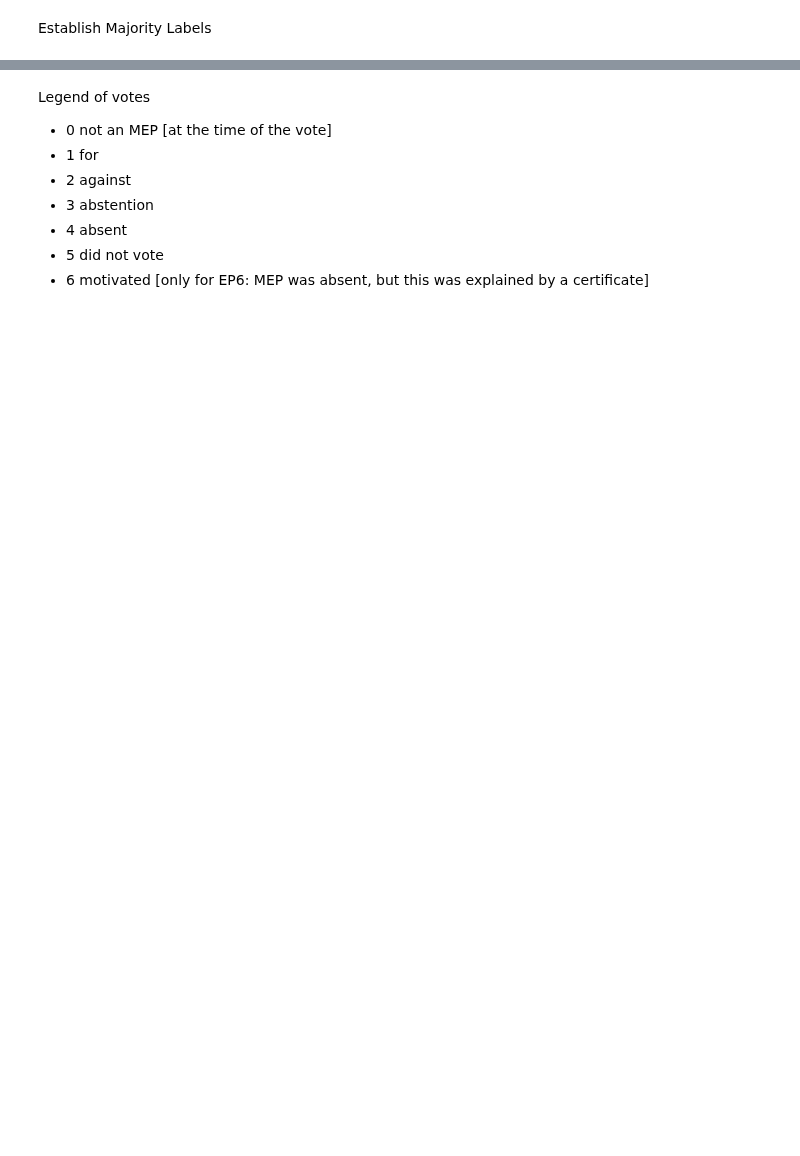
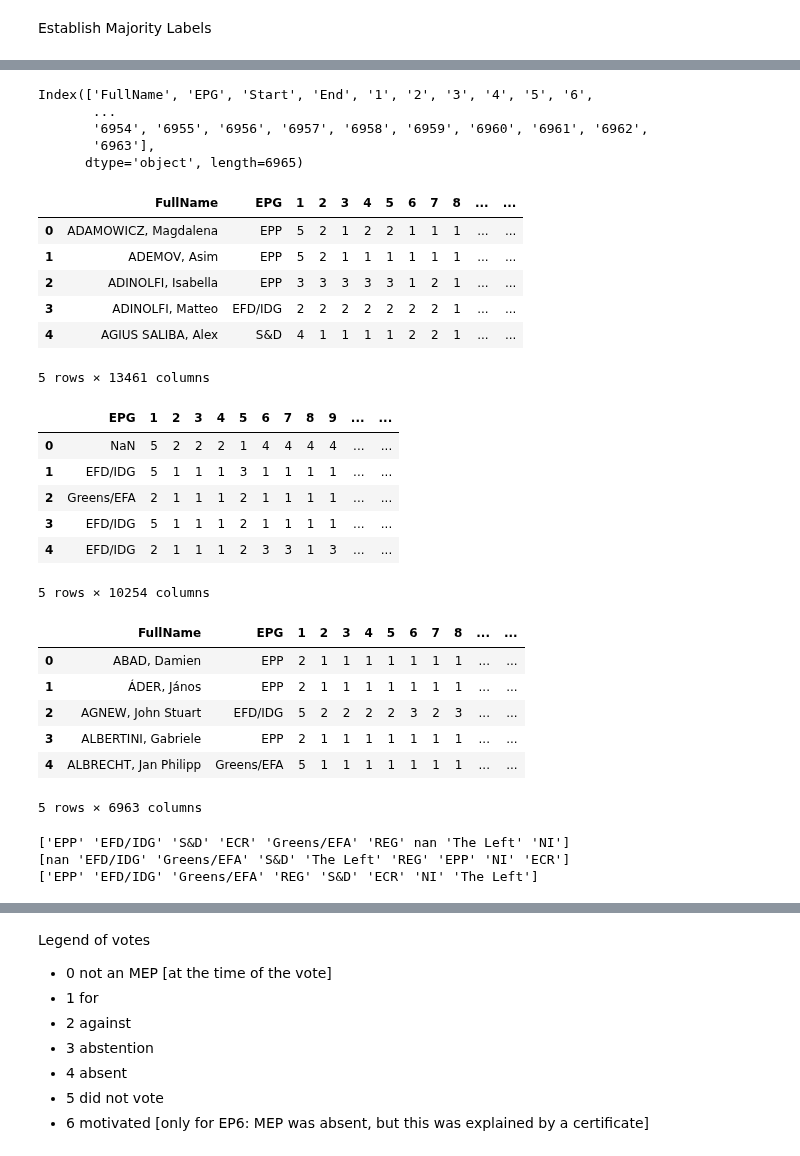
Before and after one commit to izu457/Thesis_Finetuning_GPT3.5_Political_Stance, a Jupyter notebook: EDA.ipynb, the cells around one changed output, grey strips where cells are left out. Saved outputs shown, nothing was run; the diff lists cells and outputs as text; code cells hidden in the pictures; blank space fills up the shorter version.

```diff
--- a/EDA.ipynb
+++ b/EDA.ipynb
@@ -220,0 +198,53 @@ display(df_mps_melted.tail(20))
+# %%
+# print column names EP7
+print(votes_meps_EP7.columns)
+
+# drop columns that are not needed
+votes_meps_EP9 = votes_meps_EP9_or.drop(columns=[
+    'Fname', 'Lname', 'WebisteEpID', "Start", "End", "Activ", "Country", "Party", "attendance"
+    ])
+votes_meps_EP8 = votes_meps_EP8_or.drop(columns=[
+    'Fname', 'Lname', 'WebisteEpID', "Start", "End", "Activ", "Country", "Party", "attendance"
+    ])
+votes_meps_EP7 = votes_meps_EP7_or.drop(columns=[
+    'Fname', 'Lname', "Start", "End", 'MEP ID', "Country", "Party", "attendance"
+    ])
+
+display(votes_meps_EP9.head())
+display(votes_meps_EP8.head())
+display(votes_meps_EP7.head())
+
+# print unique values in column 'EPG'
+print(votes_meps_EP9['EPG'].unique())
+print(votes_meps_EP8['EPG'].unique())
+print(votes_meps_EP7['EPG'].unique())
+# %% [output]
+Index(['FullName', 'EPG', 'Start', 'End', '1', '2', '3', '4', '5', '6',
+       ...
+       '6954', '6955', '6956', '6957', '6958', '6959', '6960', '6961', '6962',
+       '6963'],
+      dtype='object', length=6965)
+|  | FullName | EPG | 1 | 2 | 3 | 4 | 5 | 6 | 7 | 8 | ... | ... |
+| 0 | ADAMOWICZ, Magdalena | EPP | 5 | 2 | 1 | 2 | 2 | 1 | 1 | 1 | ... | ... |
+| 1 | ADEMOV, Asim | EPP | 5 | 2 | 1 | 1 | 1 | 1 | 1 | 1 | ... | ... |
+| 2 | ADINOLFI, Isabella | EPP | 3 | 3 | 3 | 3 | 3 | 1 | 2 | 1 | ... | ... |
+| 3 | ADINOLFI, Matteo | EFD/IDG | 2 | 2 | 2 | 2 | 2 | 2 | 2 | 1 | ... | ... |
+| 4 | AGIUS SALIBA, Alex | S&D | 4 | 1 | 1 | 1 | 1 | 2 | 2 | 1 | ... | ... |
+5 rows × 13461 columns
+|  | EPG | 1 | 2 | 3 | 4 | 5 | 6 | 7 | 8 | 9 | ... | ... |
+| 0 | NaN | 5 | 2 | 2 | 2 | 1 | 4 | 4 | 4 | 4 | ... | ... |
+| 1 | EFD/IDG | 5 | 1 | 1 | 1 | 3 | 1 | 1 | 1 | 1 | ... | ... |
+| 2 | Greens/EFA | 2 | 1 | 1 | 1 | 2 | 1 | 1 | 1 | 1 | ... | ... |
+| 3 | EFD/IDG | 5 | 1 | 1 | 1 | 2 | 1 | 1 | 1 | 1 | ... | ... |
+| 4 | EFD/IDG | 2 | 1 | 1 | 1 | 2 | 3 | 3 | 1 | 3 | ... | ... |
+5 rows × 10254 columns
+|  | FullName | EPG | 1 | 2 | 3 | 4 | 5 | 6 | 7 | 8 | ... | ... |
+| 0 | ABAD, Damien | EPP | 2 | 1 | 1 | 1 | 1 | 1 | 1 | 1 | ... | ... |
+| 1 | ÁDER, János | EPP | 2 | 1 | 1 | 1 | 1 | 1 | 1 | 1 | ... | ... |
+| 2 | AGNEW, John Stuart | EFD/IDG | 5 | 2 | 2 | 2 | 2 | 3 | 2 | 3 | ... | ... |
+| 3 | ALBERTINI, Gabriele | EPP | 2 | 1 | 1 | 1 | 1 | 1 | 1 | 1 | ... | ... |
+| 4 | ALBRECHT, Jan Philipp | Greens/EFA | 5 | 1 | 1 | 1 | 1 | 1 | 1 | 1 | ... | ... |
+5 rows × 6963 columns
+['EPP' 'EFD/IDG' 'S&D' 'ECR' 'Greens/EFA' 'REG' nan 'The Left' 'NI']
+[nan 'EFD/IDG' 'Greens/EFA' 'S&D' 'The Left' 'REG' 'EPP' 'NI' 'ECR']
+['EPP' 'EFD/IDG' 'Greens/EFA' 'REG' 'S&D' 'ECR' 'NI' 'The Left']
```
Also changed, not shown: parts of 21 cells of this notebook, 1 other file.
